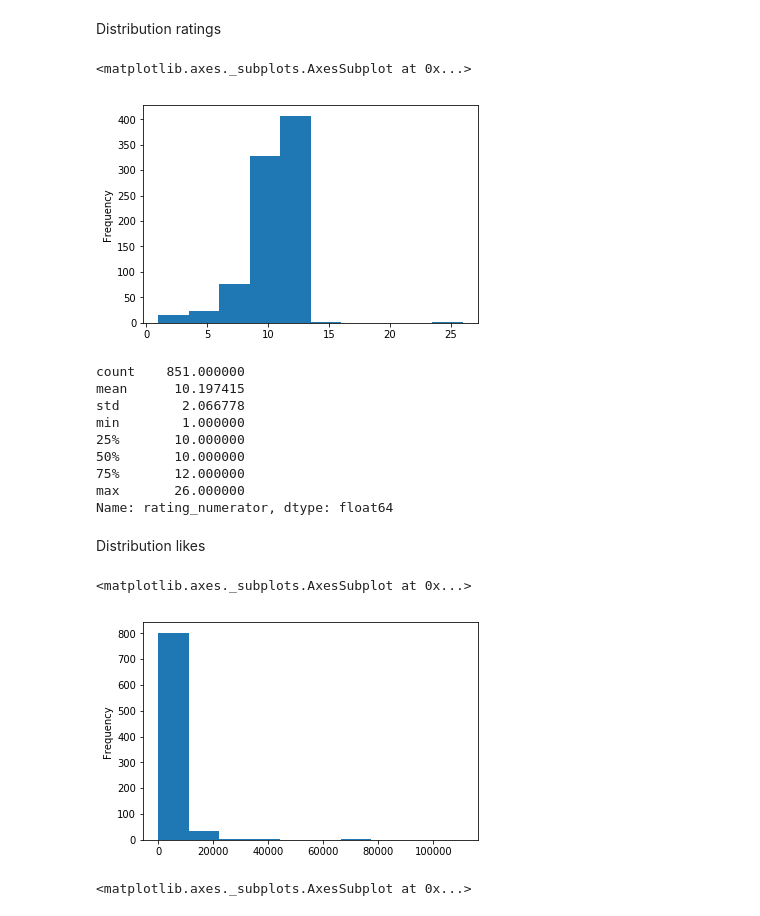
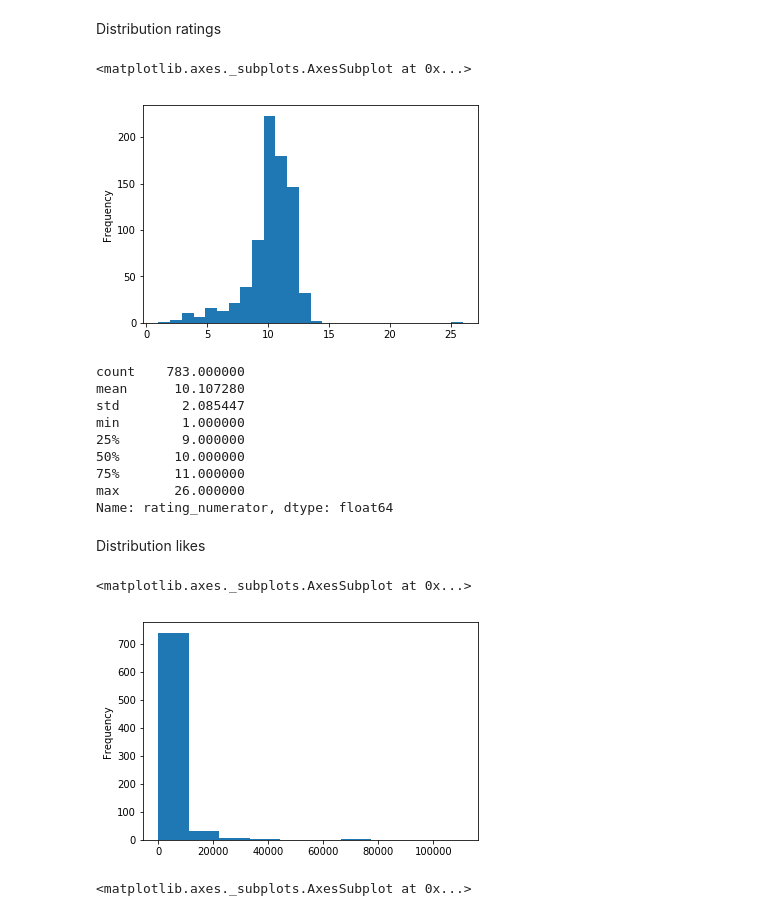
Before and after one commit to VerenaDietrich/WeRateDogs-Analysis, a Jupyter notebook: wrangle_act.ipynb, the cells around one changed output. Saved outputs shown, nothing was run; the diff lists cells and outputs as text; code cells hidden in the pictures.

```diff
--- a/wrangle_act.ipynb
+++ b/wrangle_act.ipynb
@@ -359,0 +369,2 @@ dtype('O')
+# %%
+image_predictions_clean.tweet_id = image_predictions_clean.tweet_id.astype(str)
@@ -370,3 +385,6 @@ tweets_clean = twitter_archive_clean.merge(tweet_info_clean,  left_on='tweet_id'
+# %%
+tweet_info_clean = tweet_info_clean.rename(columns = {'tweet_ID':'tweet_id'})
+tweets_clean = twitter_archive_clean.merge(tweet_info_clean,  left_on='tweet_id', right_on='tweet_id').merge(image_predictions_clean, left_on='tweet_id', right_on='tweet_id')
 # %% [markdown]
 ##### Test:
 # %%
@@ -529,6 +551,6 @@ Change all entries in column p1, p2,  p3 in the tabel image_predictions to lower
 
 ##### Code:
 # %%
-image_predictions_clean.p1 = image_predictions_clean.p1.str.lower()
-image_predictions_clean.p2 = image_predictions_clean.p2.str.lower()
-image_predictions_clean.p3 = image_predictions_clean.p3.str.lower()
+tweets_clean.p1 = tweets_clean.p1.str.lower()
+tweets_clean.p2 = tweets_clean.p2.str.lower()
+tweets_clean.p3 = tweets_clean.p3.str.lower()
@@ -546,20 +568,20 @@ image_predictions_clean.head()
 # %% [markdown]
 Distribution ratings
 # %%
-tweets_clean.rating_numerator.plot(kind = 'hist')
+tweets_clean.rating_numerator.plot(kind = 'hist', bins = 26 )
 # %% [output]
 <matplotlib.axes._subplots.AxesSubplot at 0x...>
-[figure, old version]
+[figure, new version]
 # %%
 tweets_clean.rating_numerator.describe()
 # %% [output]
-count    851.000000
-mean      10.197415
-std        2.066778
+count    783.000000
+mean      10.107280
+std        2.085447
 min        1.000000
-25%       10.000000
+25%        9.000000
 50%       10.000000
-75%       12.000000
+75%       11.000000
 max       26.000000
 Name: rating_numerator, dtype: float64
 # %% [markdown]
@@ -568,7 +590,7 @@ Distribution likes
 tweets_clean.like_counts.plot(kind = 'hist')
 # %% [output]
 <matplotlib.axes._subplots.AxesSubplot at 0x...>
-[figure, old version]
+[figure, new version]
 # %%
 tweets_clean.like_counts.plot(kind = 'box')
 # %% [output]
```
Also changed, not shown: parts of 48 cells of this notebook.
